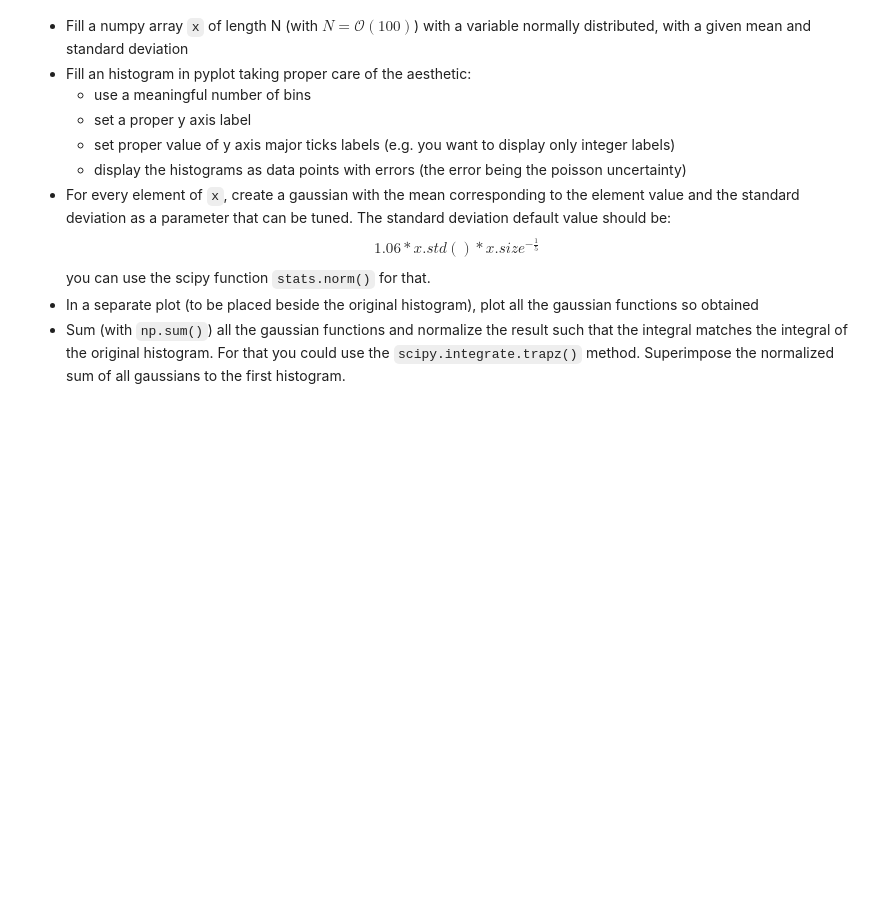
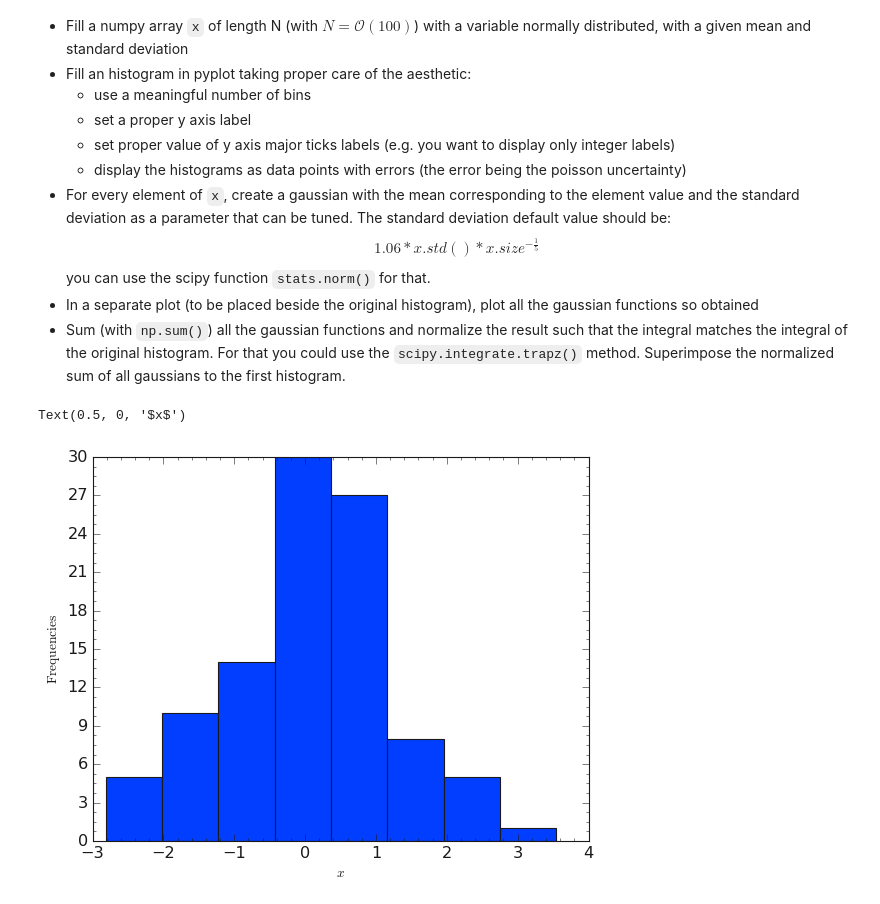
Before and after one commit to zucchett/HighLevelProgramming2021, a Jupyter notebook: 07ex_visualization.ipynb, the cells around one changed output. Drawn from its saved outputs; the diff is of its cells as text; code cells hidden in the pictures; blank space fills up the shorter version.

```diff
--- a/07ex_visualization.ipynb
+++ b/07ex_visualization.ipynb
@@ -98,3 +185,36 @@ $$ 1.06 * x.std() * x.size ^{-\frac{1}{5}} $$
 you can use the scipy function `stats.norm()` for that.
 * In a separate plot (to be placed beside the original histogram), plot all the gaussian functions so obtained
 * Sum (with `np.sum()`) all the gaussian functions and normalize the result such that the integral matches the integral of the original histogram. For that you could use the `scipy.integrate.trapz()` method. Superimpose the normalized sum of all gaussians to the first histogram.
+# %%
+import matplotlib.pyplot as plt
+from matplotlib.ticker import MaxNLocator
+
+plt.style.use("classic")
+fig, ax = plt.subplots()
+fig.patch.set_facecolor("xkcd:white")
+
+mean = 0.
+stdDev = 1.
+n = 100
+
+nrnd = np.random.normal(loc = mean, scale = stdDev, size=(n,)) # generate 100 random numbers using a Gaussian pdf
+
+# implementing an appropiate number of bins with Sturge's rule
+bins = int(np.ceil(np.log2(len(nrnd))) + 1)
+
+ax.hist(nrnd, bins = bins)
+
+ax.tick_params(which = 'both', axis = 'both', direction='in', right = True, top = True, length = 6)
+ax.minorticks_on()
+ax.tick_params(which = 'minor', axis = 'both', direction='in', right = True, top = True, length = 3)
+ax.tick_params(axis = 'both', labelsize = 14.5)
+
+ax.set_ylabel("${\\rm Frequencies}$")
+ax.yaxis.set_major_locator(MaxNLocator(integer=True))
+ya = ax.get_yaxis()
+ya.set_major_locator(MaxNLocator(integer=True))
+
+ax.set_xlabel("$x$")
+# %% [output]
+Text(0.5, 0, '$x$')
+[figure, added]
```
Also changed, not shown: parts of 4 cells of this notebook, 1 other file.
